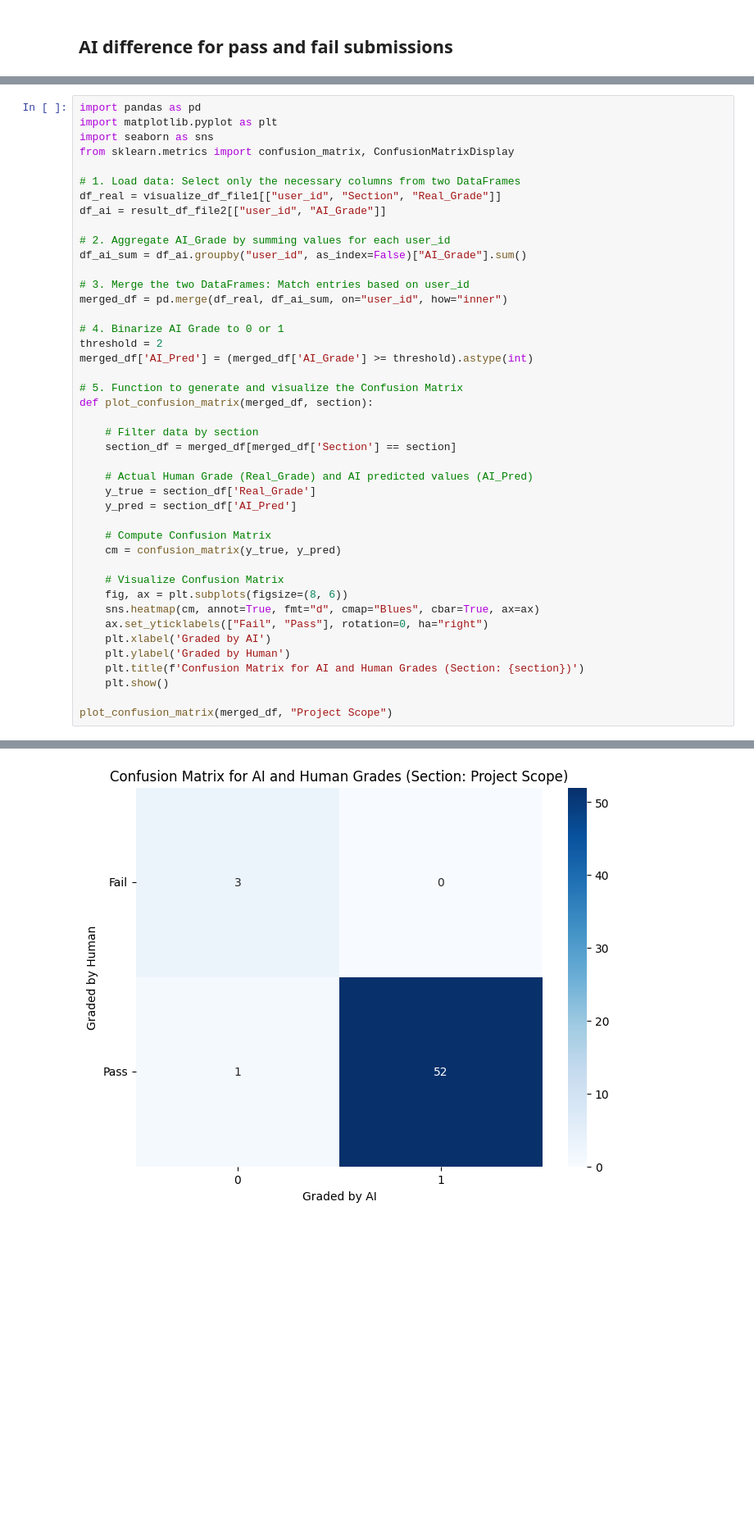
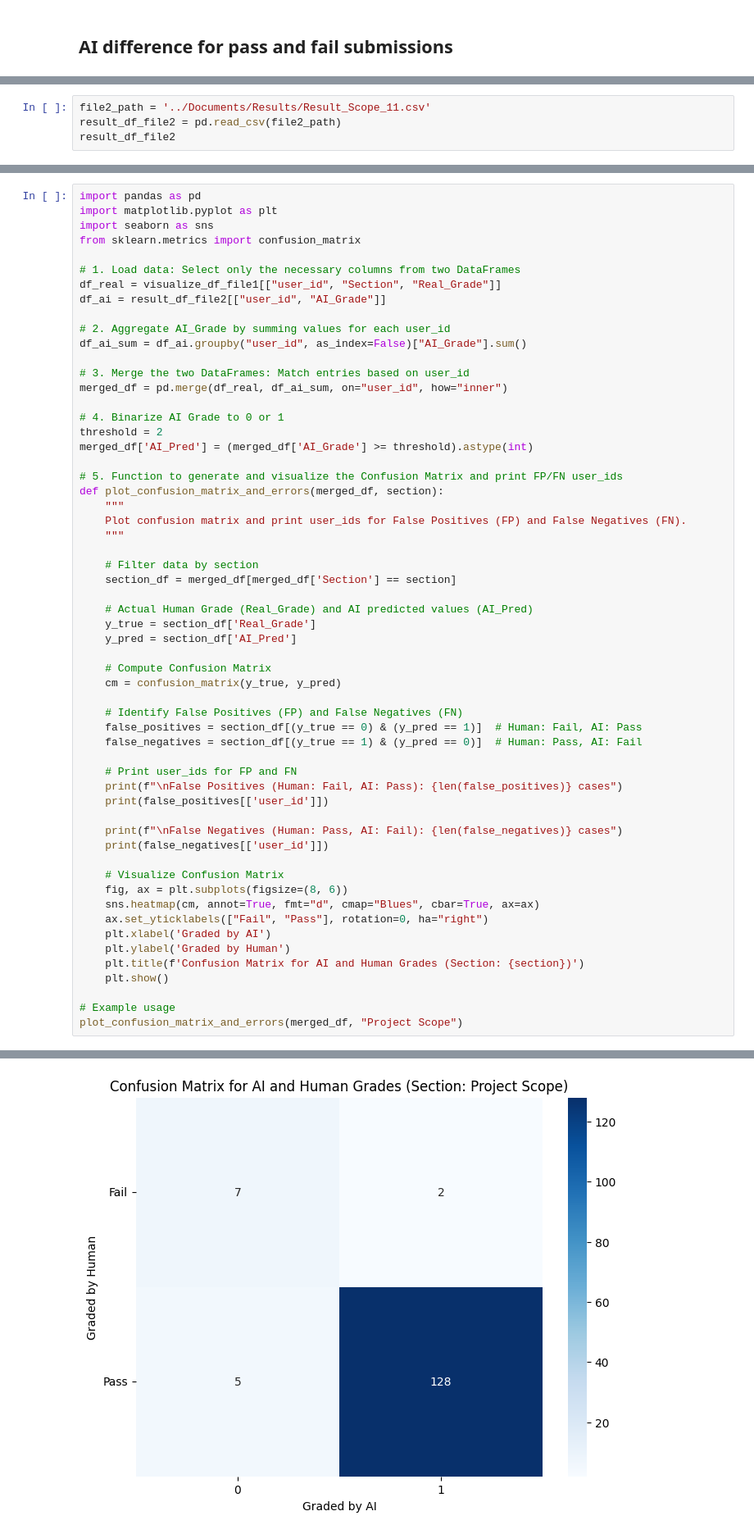
Before and after one commit to ngavu2004/automationTIP, a Jupyter notebook: VisualizeResult/visualize_AI_grade_RealGrade_v3.ipynb, the cells around one changed output, grey strips where cells are left out. Shown at 82% size. Saved outputs shown, nothing was run; the diff lists cells and outputs as text; blank space fills up the shorter version.

Commit message:
Added visualizing ipynb file

```diff
--- a/VisualizeResult/visualize_AI_grade_RealGrade_v3.ipynb
+++ b/VisualizeResult/visualize_AI_grade_RealGrade_v3.ipynb
@@ -115,0 +165,4 @@ visualize_difference_between_AI_and_Real_Grade(merged_df, "Project Scope")
+# %%
+file2_path = '../Documents/Results/Result_Scope_11.csv'
+result_df_file2 = pd.read_csv(file2_path)
+result_df_file2
@@ -185,7 +255,7 @@ visualize_difference_with_threshold(merged_df, "Project Scope", threshold=2)
 import pandas as pd
 import matplotlib.pyplot as plt
 import seaborn as sns
-from sklearn.metrics import confusion_matrix, ConfusionMatrixDisplay
+from sklearn.metrics import confusion_matrix
 
 # 1. Load data: Select only the necessary columns from two DataFrames
 df_real = visualize_df_file1[["user_id", "Section", "Real_Grade"]]
@@ -201,8 +271,11 @@ merged_df = pd.merge(df_real, df_ai_sum, on="user_id", how="inner")
 threshold = 2
 merged_df['AI_Pred'] = (merged_df['AI_Grade'] >= threshold).astype(int)
 
-# 5. Function to generate and visualize the Confusion Matrix
-def plot_confusion_matrix(merged_df, section):
+# 5. Function to generate and visualize the Confusion Matrix and print FP/FN user_ids
+def plot_confusion_matrix_and_errors(merged_df, section):
+    """
+    Plot confusion matrix and print user_ids for False Positives (FP) and False Negatives (FN).
+    """
 
     # Filter data by section
     section_df = merged_df[merged_df['Section'] == section]
@@ -214,6 +287,17 @@ def plot_confusion_matrix(merged_df, section):
     # Compute Confusion Matrix
     cm = confusion_matrix(y_true, y_pred)
 
+    # Identify False Positives (FP) and False Negatives (FN)
+    false_positives = section_df[(y_true == 0) & (y_pred == 1)]  # Human: Fail, AI: Pass
+    false_negatives = section_df[(y_true == 1) & (y_pred == 0)]  # Human: Pass, AI: Fail
+
+    # Print user_ids for FP and FN
+    print(f"\nFalse Positives (Human: Fail, AI: Pass): {len(false_positives)} cases")
+    print(false_positives[['user_id']])
+
+    print(f"\nFalse Negatives (Human: Pass, AI: Fail): {len(false_negatives)} cases")
+    print(false_negatives[['user_id']])
+
     # Visualize Confusion Matrix
     fig, ax = plt.subplots(figsize=(8, 6))
     sns.heatmap(cm, annot=True, fmt="d", cmap="Blues", cbar=True, ax=ax)
@@ -223,5 +307,6 @@ def plot_confusion_matrix(merged_df, section):
     plt.title(f'Confusion Matrix for AI and Human Grades (Section: {section})')
     plt.show()
 
-plot_confusion_matrix(merged_df, "Project Scope")
+# Example usage
+plot_confusion_matrix_and_errors(merged_df, "Project Scope")
 # %% [output]
@@ -228 +325 @@ plot_confusion_matrix(merged_df, "Project Scope")
-[figure, old version]
+[figure, new version]
```
Also changed, not shown: parts of 7 cells of this notebook.
